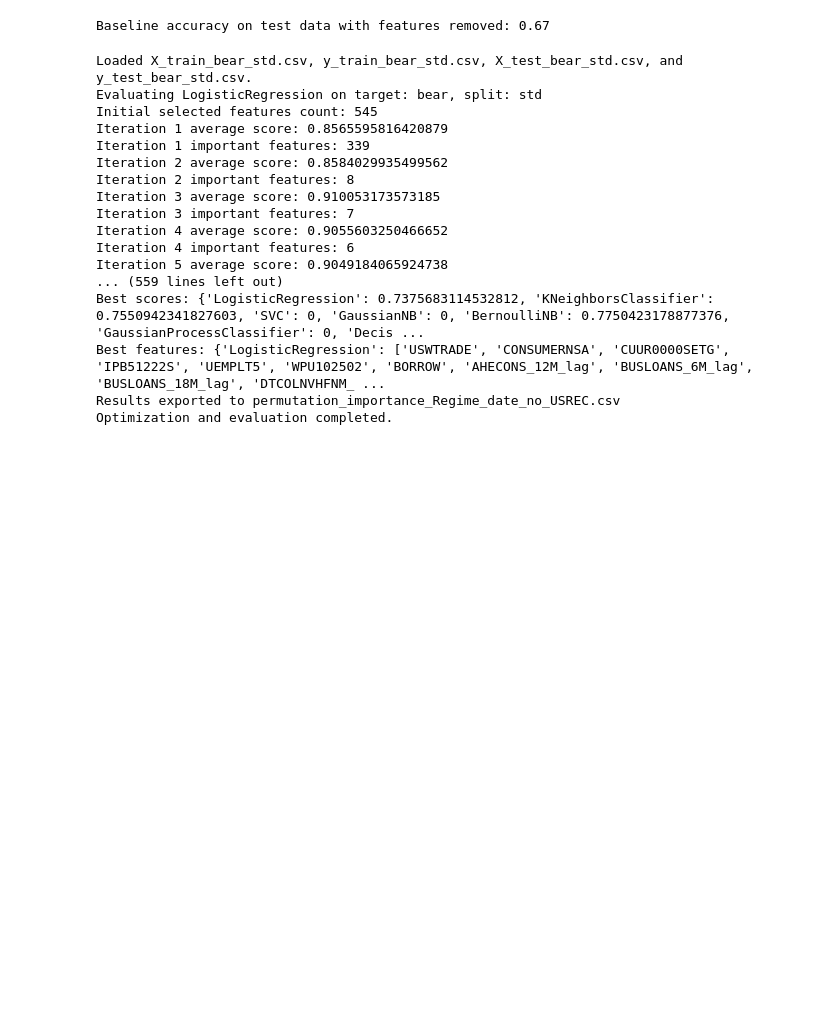
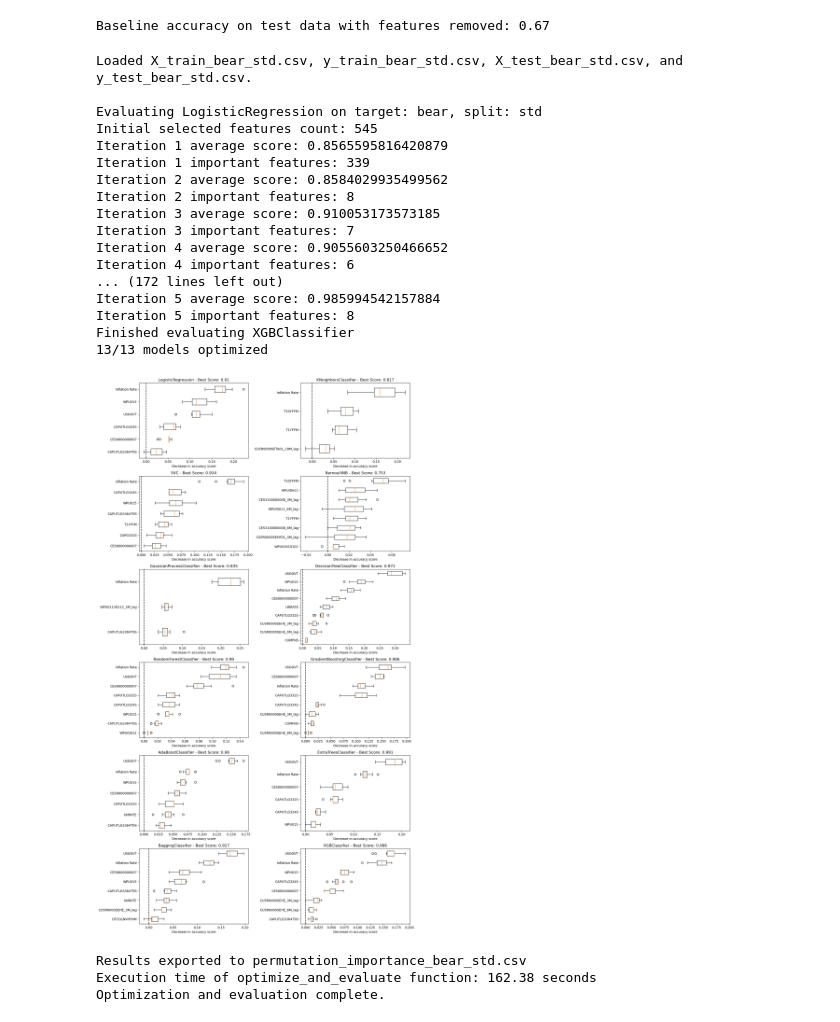
Before and after one commit to jonkerr/bug-free-palm-tree, a Jupyter notebook: permutation_importance.ipynb, the cells around one changed output. Drawn from its saved outputs; the diff is of its cells as text; code cells hidden in the pictures; blank space fills up the shorter version.

Commit message:
cleaned up permutation importance notebook

```diff
--- a/permutation_importance.ipynb
+++ b/permutation_importance.ipynb
@@ -33,7 +36,7 @@ from sklearn.utils import shuffle
 from utils.constants import SEED
 from select_models import baseline_models, model_needs_scaling, timing_decorator
 # %%
-def load_data(target_type='bear', split_type='std'):
+def load_data(target_type='bear', split_type='std', subset=None, seed=SEED):
     base_path = "split_data/"
     X_train_file = f"X_train_{target_type}_{split_type}.csv"
     y_train_file = f"y_train_{target_type}_{split_type}.csv"
@@ -46,10 +49,18 @@ def load_data(target_type='bear', split_type='std'):
     y_test = pd.read_csv(base_path + y_test_file)
 
     # Drop the USREC column from X_train and X_test
-    X_train = X_train.drop(columns=["USREC"]) # maybe do this in the split_data script?
+    X_train = X_train.drop(columns=["USREC"]) # Maybe do this in the split_data script?
     X_test = X_test.drop(columns=["USREC"])
 
-    print(f"Loaded {X_train_file}, {y_train_file}, {X_test_file}, and {y_test_file}.")
+    if subset:
+        # Sample columns
+        print(f"Subsetting data to {subset} random columns.")
+        sampled_columns = X_train.sample(n=subset, axis=1, random_state=seed).columns
+
+        X_train = X_train[sampled_columns]
+        X_test = X_test[sampled_columns]
+
+    print(f"Loaded {X_train_file}, {y_train_file}, {X_test_file}, and {y_test_file}.\n")
     return X_train, y_train.values.ravel(), X_test, y_test.values.ravel()
 
 
@@ -101,10 +108,8 @@ Loaded X_train_bear_std.csv, y_train_bear_std.csv, X_test_bear_std.csv, and y_te
 # %%
+n = 50 # Number of columns to sample
+
+X_train, y_train, X_test, y_test = load_data(subset=n)
 X = pd.concat([X_train, X_test], axis=0, ignore_index=True)
-n = 50 # Number of features to sample
-X = X.sample(n=n, axis=1, random_state=SEED)
-
-X_test = X_test[X.columns]
-X_train = X_train[X.columns]
 
 clf = train_classifier(RandomForestClassifier(random_state=SEED), X_train, y_train)
 print(f"Baseline accuracy on test data: {clf.score(X_test, y_test):.2}")
@@ -410,23 +362,26 @@ def optimize_and_evaluate(models, target_types, split_types, n_iterations=5):
 # %%
-optimize_and_evaluate(baseline_models, ['bear', 'Regime'], ['std', 'date'])
+results_df = optimize_and_evaluate(baseline_models, target_types=['bear'], split_types=['std'], visualize=True)
 
-
-print("Optimization and evaluation completed.")
+print("Optimization and evaluation complete.")
 # %% [output]
 Loaded X_train_bear_std.csv, y_train_bear_std.csv, X_test_bear_std.csv, and y_test_bear_std.csv.
+
 Evaluating LogisticRegression on target: bear, split: std
 Initial selected features count: 545
 Iteration 1 average score: 0.8565595816420879
 Iteration 1 important features: 339
 Iteration 2 average score: 0.8584029935499562
 Iteration 2 important features: 8
 Iteration 3 average score: 0.910053173573185
 Iteration 3 important features: 7
 Iteration 4 average score: 0.9055603250466652
 Iteration 4 important features: 6
-Iteration 5 average score: 0.9049184065924738
-... (559 lines left out)
-Best scores: {'LogisticRegression': 0.7375683114532812, 'KNeighborsClassifier': 0.7550942341827603, 'SVC': 0, 'GaussianNB': 0, 'BernoulliNB': 0.7750423178877376, 'GaussianProcessClassifier': 0, 'Decis ...
-Best features: {'LogisticRegression': ['USWTRADE', 'CONSUMERNSA', 'CUUR0000SETG', 'IPB51222S', 'UEMPLT5', 'WPU102502', 'BORROW', 'AHECONS_12M_lag', 'BUSLOANS_6M_lag', 'BUSLOANS_18M_lag', 'DTCOLNVHFNM_ ...
-Results exported to permutation_importance_Regime_date_no_USREC.csv
-Optimization and evaluation completed.
+... (172 lines left out)
+Iteration 5 average score: 0.985994542157884
+Iteration 5 important features: 8
+Finished evaluating XGBClassifier
+13/13 models optimized
+[figure, added]
+Results exported to permutation_importance_bear_std.csv
+Execution time of optimize_and_evaluate function: 162.38 seconds
+Optimization and evaluation complete.
```
Also changed, not shown: parts of 11 cells of this notebook.
